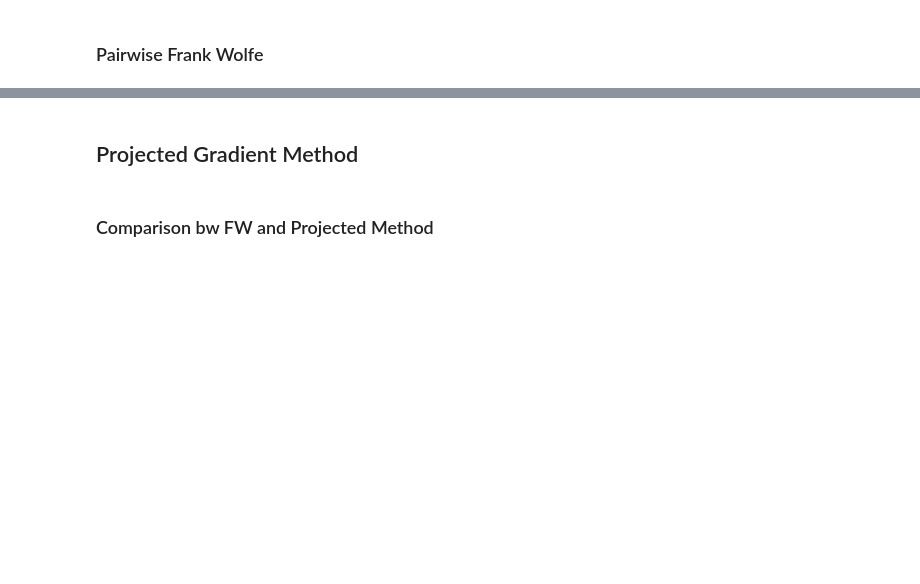
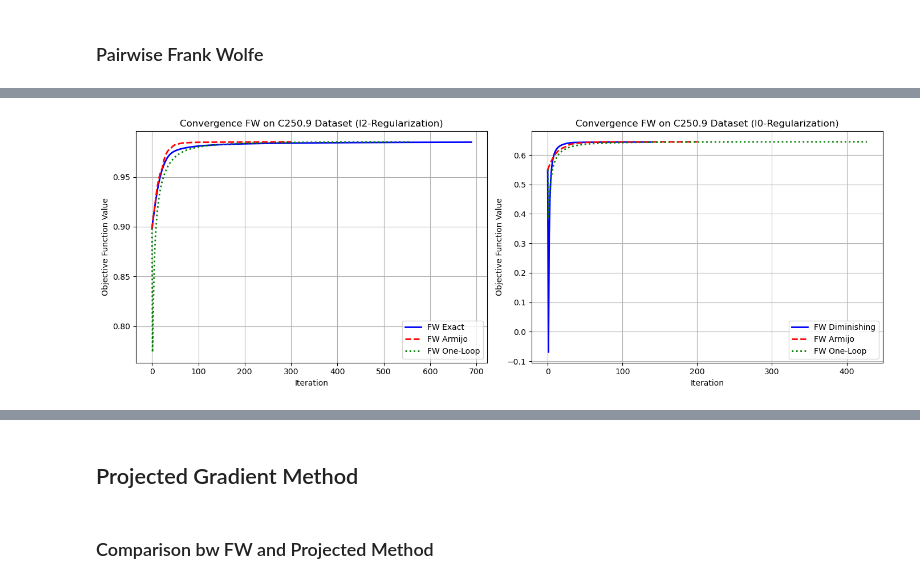
Before and after one commit to alisasnezskaia/Optimization-Clustering-FW, a Jupyter notebook: FW_and_projections.ipynb, the cells around one changed output, grey strips where cells are left out. Drawn from its saved outputs; the diff is of its cells as text; code cells hidden in the pictures; blank space fills up the shorter version.

```diff
--- a/FW_and_projections.ipynb
+++ b/FW_and_projections.ipynb
@@ -868,0 +857,7 @@ Extracted Max Clique is of size: 37.
+# %%
+plot_fw_results(
+    history_FW_exact_l2_A2, history_FW_armijo_l2_A2, history_FW_log_l2_A2,
+    history_FW_armijo_l0_A2, history_FW_demin_l0_A2, history_FW_log_l0_A2, graph_name='C250.9'
+)
+# %% [output]
+[figure, added]
```
Also changed, not shown: parts of 65 cells of this notebook.
